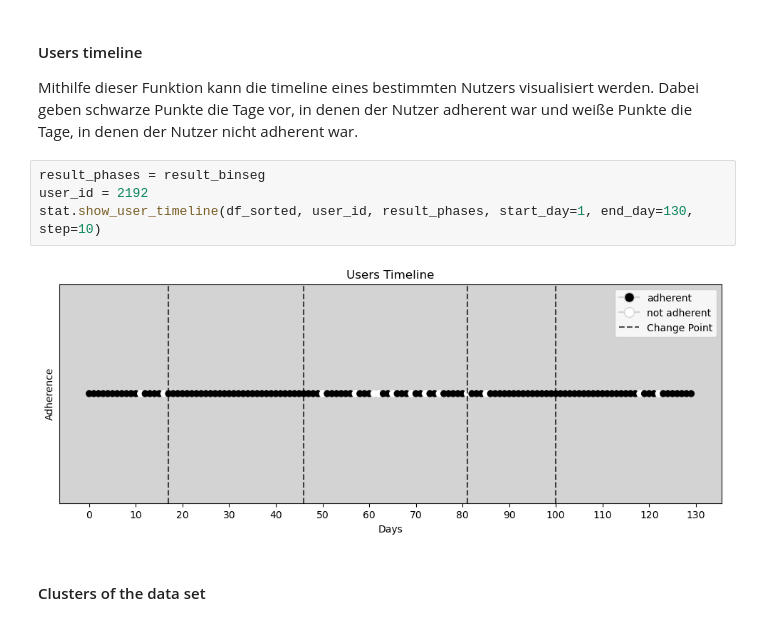
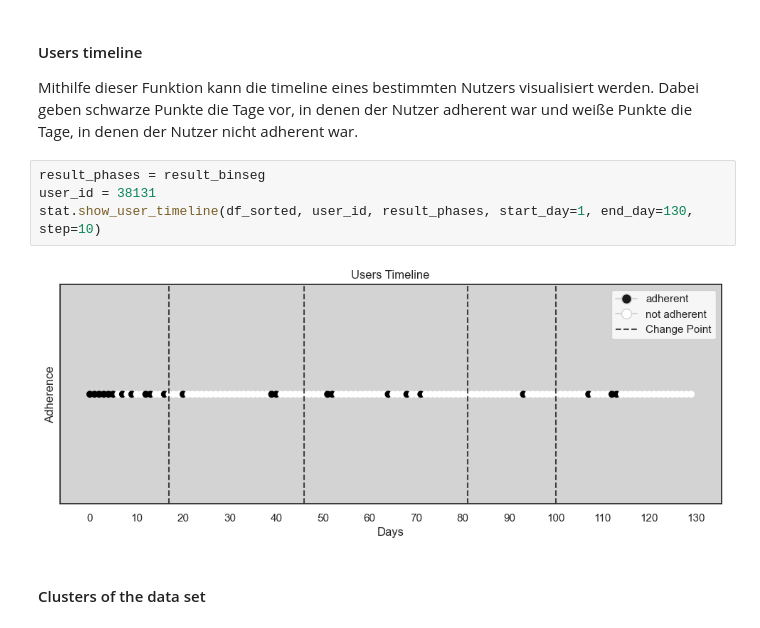
Before and after one commit to Maumau2103/Adherence_in_a_RCT_mHealth_dataset, a Jupyter notebook: notebook/Softwareprojekt - Jupyter Notebook.ipynb, the cells around one changed output. Drawn from its saved outputs; the diff is of its cells as text.

```diff
--- a/notebook/Softwareprojekt - Jupyter Notebook.ipynb
+++ b/notebook/Softwareprojekt - Jupyter Notebook.ipynb
@@ -280,10 +292,10 @@ In dieser Task geht es darum die Phasen und die Gruppen aus Task 1 und 2, sowie
 Mithilfe dieser Funktion kann die timeline eines bestimmten Nutzers visualisiert werden. Dabei geben schwarze Punkte die Tage vor, in denen der Nutzer adherent war und weiße Punkte die Tage, in denen der Nutzer nicht adherent war.
 # %%
 result_phases = result_binseg
-user_id = 2192
+user_id = 38131
 stat.show_user_timeline(df_sorted, user_id, result_phases, start_day=1, end_day=130, step=10)
 # %% [output]
-[figure, old version]
+[figure, new version]
 # %% [markdown]
 #### Clusters of the data set
 # %%
```
Also changed, not shown: parts of 21 cells of this notebook, 14 other files.
